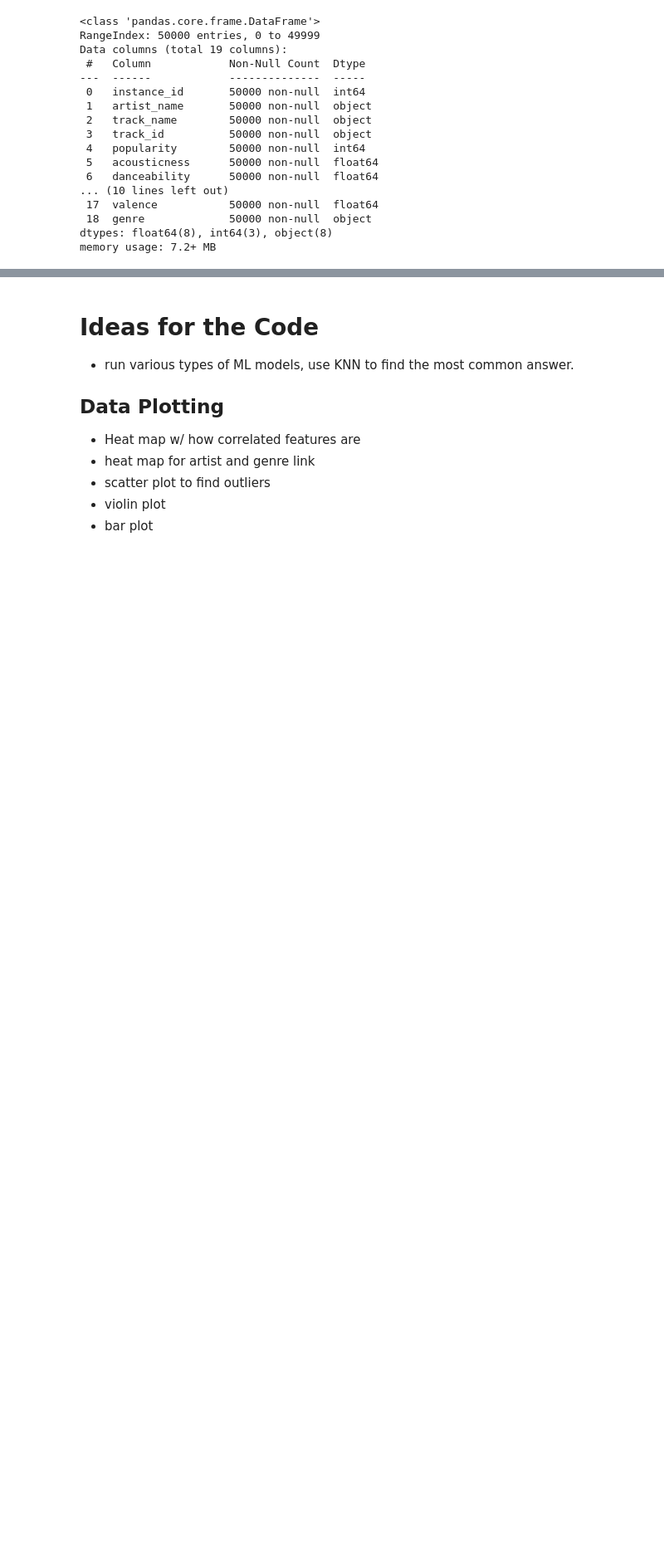
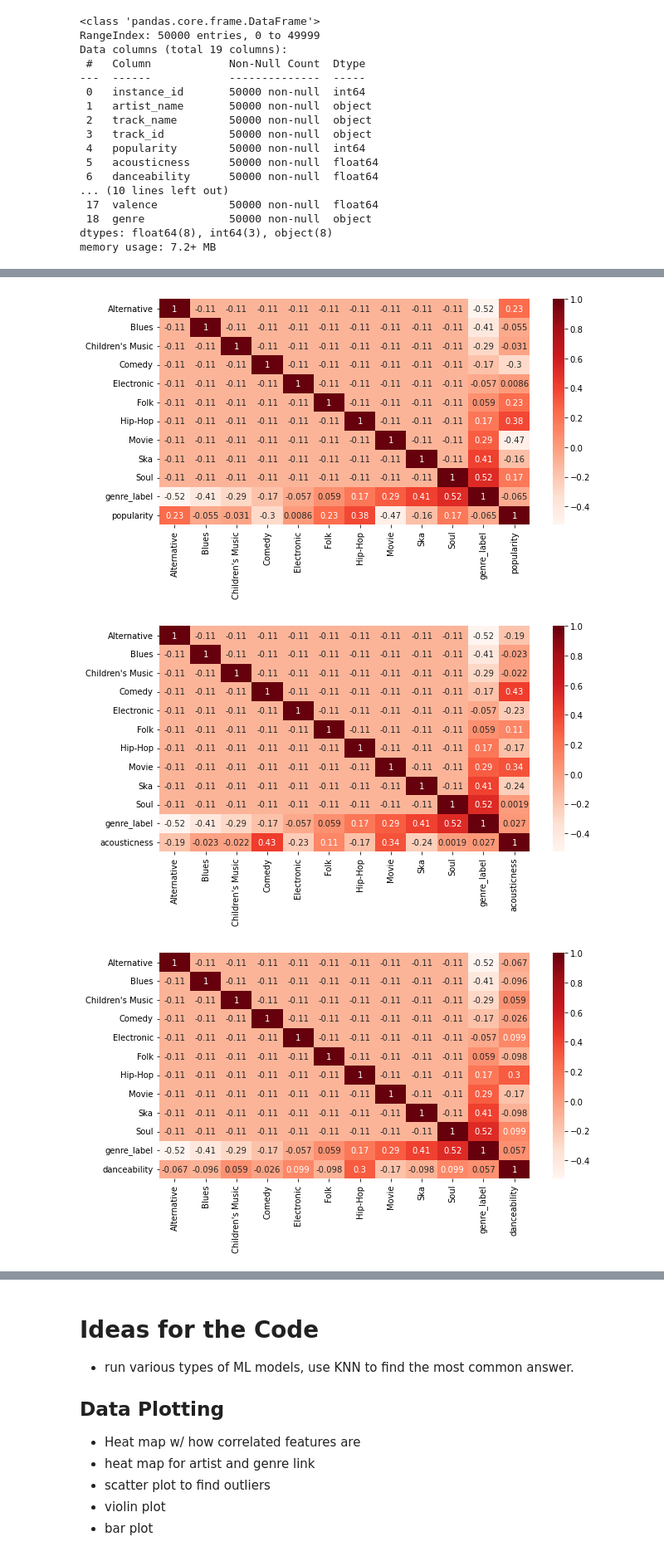
Before and after one commit to evoliee/comp309, a Jupyter notebook: a3/comp309_a3.ipynb, the cells around one changed output, grey strips where cells are left out. Shown: that part at 83% size. Cells and saved outputs as stored; diff of their text form; code cells hidden in the pictures; blank space fills up the shorter version.

```diff
--- a/a3/comp309_a3.ipynb
+++ b/a3/comp309_a3.ipynb
@@ -157,0 +127,18 @@ None
+# %%
+# linking each numeric features w/ the genres
+
+numericFeatures = ['popularity', 'acousticness', 'danceability', 'duration_ms', 'energy', 'instrumentalness', 'liveness', 'loudness', 'mode','speechiness', 'tempo', 'valence']
+
+# heat map showing correlation between multiple features (ignoring the one hot encoded features)
+for f in numericFeatures:
+    plt.figure(figsize=(10,5))
+    features = ['Alternative', 'Blues', "Children's Music", 'Comedy', 'Electronic', 'Folk', 'Hip-Hop', 'Movie', 'Ska', 'Soul', 'genre_label']
+    features.append(f)
+    smaller = df[features]
+    cor = smaller.corr(method='pearson')
+    sns.heatmap(cor, annot=True, cmap=plt.cm.Reds)
+    plt.show()
+# %% [output]
+[figure, added]
+[figure, added]
+[figure, added]
```
Also changed, not shown: parts of 10 cells of this notebook.
